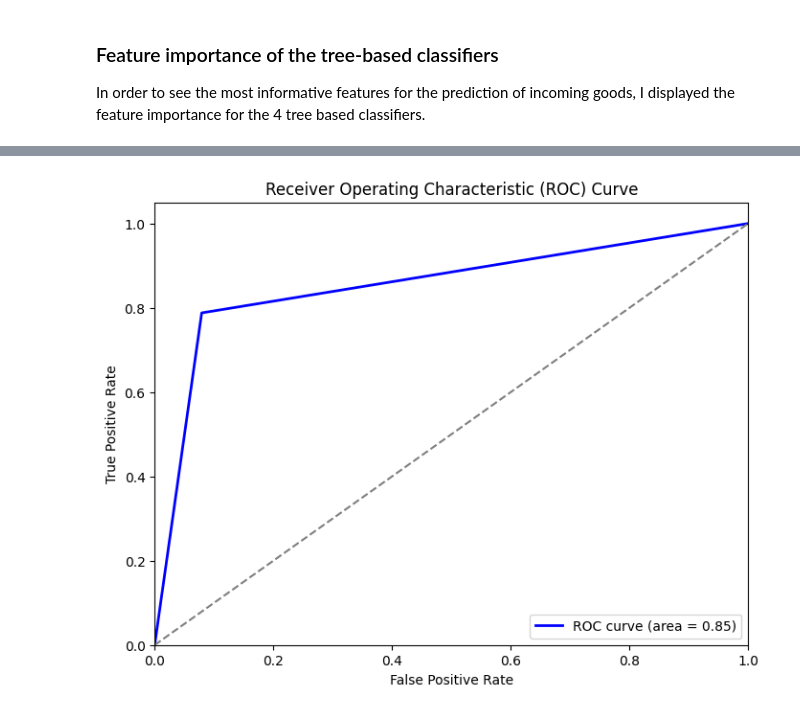
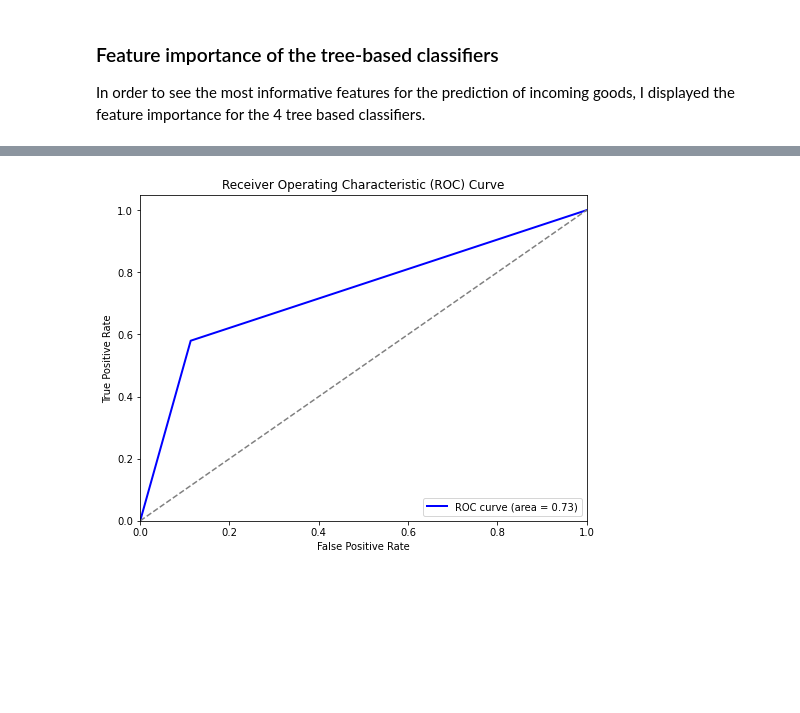
Before and after one commit to Fabiqula/Incoming_goods_prediction_project, a Jupyter notebook: QC_incoming_goods_prediction.ipynb, the cells around one changed output, grey strips where cells are left out. Cells and saved outputs as stored; diff of their text form; code cells hidden in the pictures; blank space fills up the shorter version.

```diff
--- a/QC_incoming_goods_prediction.ipynb
+++ b/QC_incoming_goods_prediction.ipynb
@@ -2325,7 +2621,7 @@ Learning curves are a good way to see the overfitting effect on the training set
 from sklearn.model_selection import learning_curve
 
 def plot_learning_curve(estimator, title, X, y, ylim=None, cv=None,
-                        n_jobs=-1, train_sizes=np.linspace(.1, 1.0, 10)):
+                        n_jobs=-1, train_sizes=np.linspace(.1, 1.0, 10),scoring='accuracy'):
     """Generate a simple plot of the test and training learning curve"""
     plt.figure()
     plt.title(title)
@@ -2334,7 +2630,7 @@ def plot_learning_curve(estimator, title, X, y, ylim=None, cv=None,
     plt.xlabel("Training examples")
     plt.ylabel("Score")
     train_sizes, train_scores, test_scores = learning_curve(
-        estimator, X, y, cv=cv, n_jobs=n_jobs, train_sizes=train_sizes, scoring='precision')
+        estimator, X, y, cv=cv, n_jobs=n_jobs, train_sizes=train_sizes, scoring=scoring)
     train_scores_mean = np.mean(train_scores, axis=1)
     train_scores_std = np.std(train_scores, axis=1)
     test_scores_mean = np.mean(test_scores, axis=1)
@@ -2356,10 +2656,10 @@ def plot_learning_curve(estimator, title, X, y, ylim=None, cv=None,
 # %%
-plot_learning_curve(extra_trees_best_model,"Extra Trees Learning curves",X_train,y_train,cv=kfold)
-plot_learning_curve(decision_tree_best_model,"Decision Tree Learning curves",X_train,y_train,cv=kfold)
-plot_learning_curve(rf_best_model,"Random Forest Learning curves",X_train,y_train,cv=kfold)
-plot_learning_curve(catboost_best_model,"CatBoost Trees learning curves",X_train,y_train,cv=kfold)
-plot_learning_curve(gb_best_model,"GradientBoost learning curves",X_train,y_train,cv=kfold)
-plot_learning_curve(logistic_regression_best_model,"Logistic Regression learning curves",X_train,y_train,cv=kfold)
+plot_learning_curve(extra_trees_best_model,"Extra Trees Learning curves",X_train,y_train,cv=kfold, scoring=scoring_metrics['specificity'])
+plot_learning_curve(decision_tree_best_model,"Decision Tree Learning curves",X_train,y_train,cv=kfold, scoring=scoring_metrics['specificity'])
+plot_learning_curve(rf_best_model,"Random Forest Learning curves",X_train,y_train,cv=kfold, scoring=scoring_metrics['specificity'])
+plot_learning_curve(catboost_best_model,"CatBoost Trees learning curves",X_train,y_train,cv=kfold, scoring=scoring_metrics['specificity'])
+plot_learning_curve(gb_best_model,"GradientBoost learning curves",X_train,y_train,cv=kfold, scoring=scoring_metrics['specificity'])
+plot_learning_curve(logistic_regression_best_model,"Logistic Regression learning curves",X_train,y_train,cv=kfold, scoring=scoring_metrics['specificity'])
 
 plt.show()
 # %% [output]
@@ -2383,0 +2727,2 @@ our models.
+# %%
+plot_learning_curve(catboost_best_model,"CatBoost Trees learning curves",X_train,y_train,cv=kfold, scoring=scoring_metrics['specificity'])
@@ -2729,0 +2891,24 @@ Threshold: 0.9, Precision: 0.9689578713968958, Recall: 0.48021978021978023
+# %%
+#Catboost model
+
+catboost_y_pred = catboost_best_model.predict(X_test_initial)
+
+
+from sklearn.metrics import precision_score, recall_score, f1_score, roc_auc_score, confusion_matrix
+
+# Logistic Regression metrics
+catboost_precision = precision_score(y_test_initial, catboost_y_pred)
+catboost_recall = recall_score(y_test_initial, catboost_y_pred)
+catboost_f1 = f1_score(y_test_initial, catboost_y_pred)
+catboost_roc_auc = roc_auc_score(y_test_initial, catboost_y_pred)
+
+
+# Calculate confusion matrix for specificity
+tn, fp, fn, tp = confusion_matrix(y_test_initial, catboost_y_pred).ravel()
+specificity = tn / (tn + fp)
+
+# Print out the results
+print("CatBoost:")
+print(f"Precision: {catboost_precision}, Recall: {catboost_recall}, F1: {catboost_f1}, AUC: {catboost_roc_auc}, Specificity: {specificity}")
+
+confusion_matrix(y_test_initial, catboost_y_pred)
@@ -2730,21 +2974,21 @@ Threshold: 0.9, Precision: 0.9689578713968958, Recall: 0.48021978021978023
 # %%
 from sklearn.metrics import roc_curve, auc
 import matplotlib.pyplot as plt
 
 # Calculate ROC curve
-fpr, tpr, thresholds = roc_curve(y_test, vc_y_pred)
+fpr, tpr, thresholds = roc_curve(y_test_initial, catboost_y_pred)
 roc_auc = auc(fpr, tpr)
 
 # Plot ROC curve
 plt.figure(figsize=(8, 6))
 plt.plot(fpr, tpr, color='blue', lw=2, label='ROC curve (area = %0.2f)' % roc_auc)
 plt.plot([0, 1], [0, 1], color='gray', linestyle='--')
 plt.xlim([0.0, 1.0])
 plt.ylim([0.0, 1.05])
 plt.xlabel('False Positive Rate')
 plt.ylabel('True Positive Rate')
 plt.title('Receiver Operating Characteristic (ROC) Curve')
 plt.legend(loc="lower right")
 plt.show()
 # %% [output]
-[figure, old version]
+[figure, new version]
```
Also changed, not shown: parts of 132 cells of this notebook, 1 other file.
